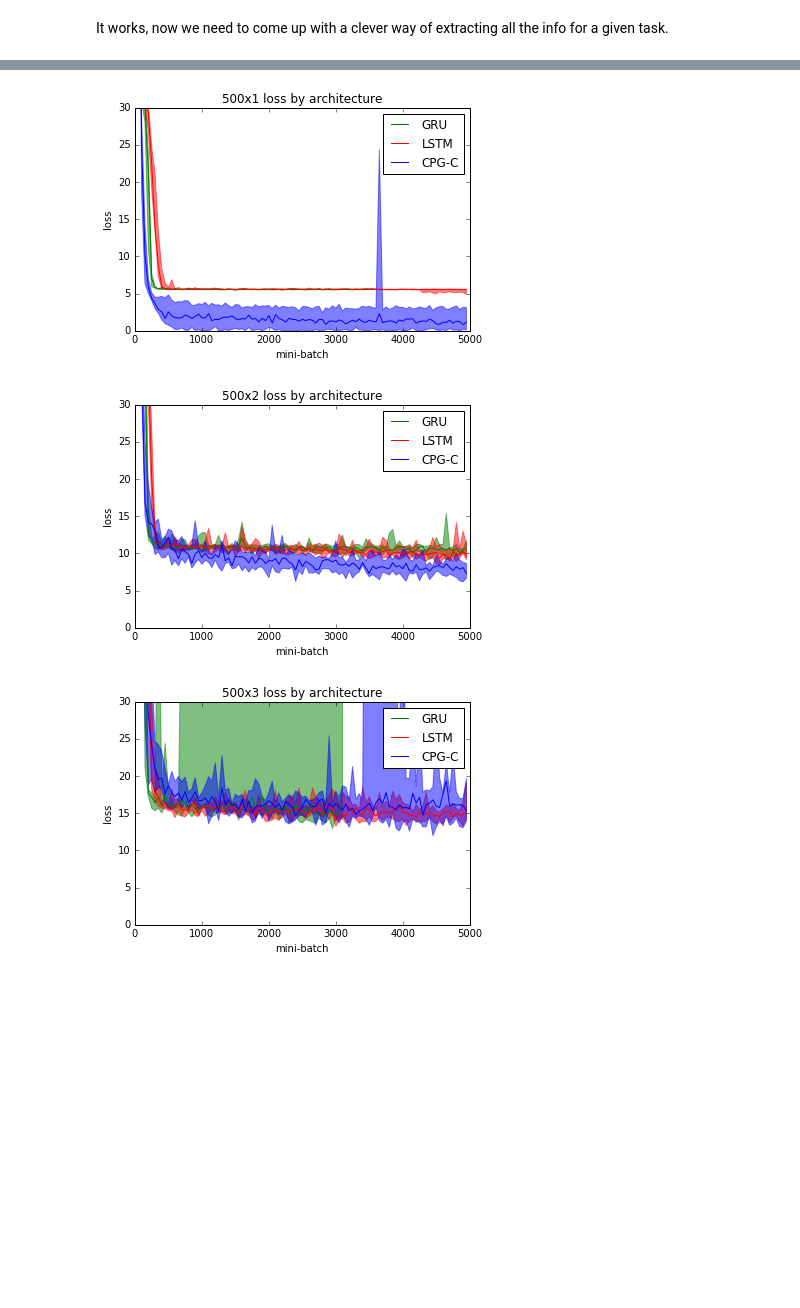
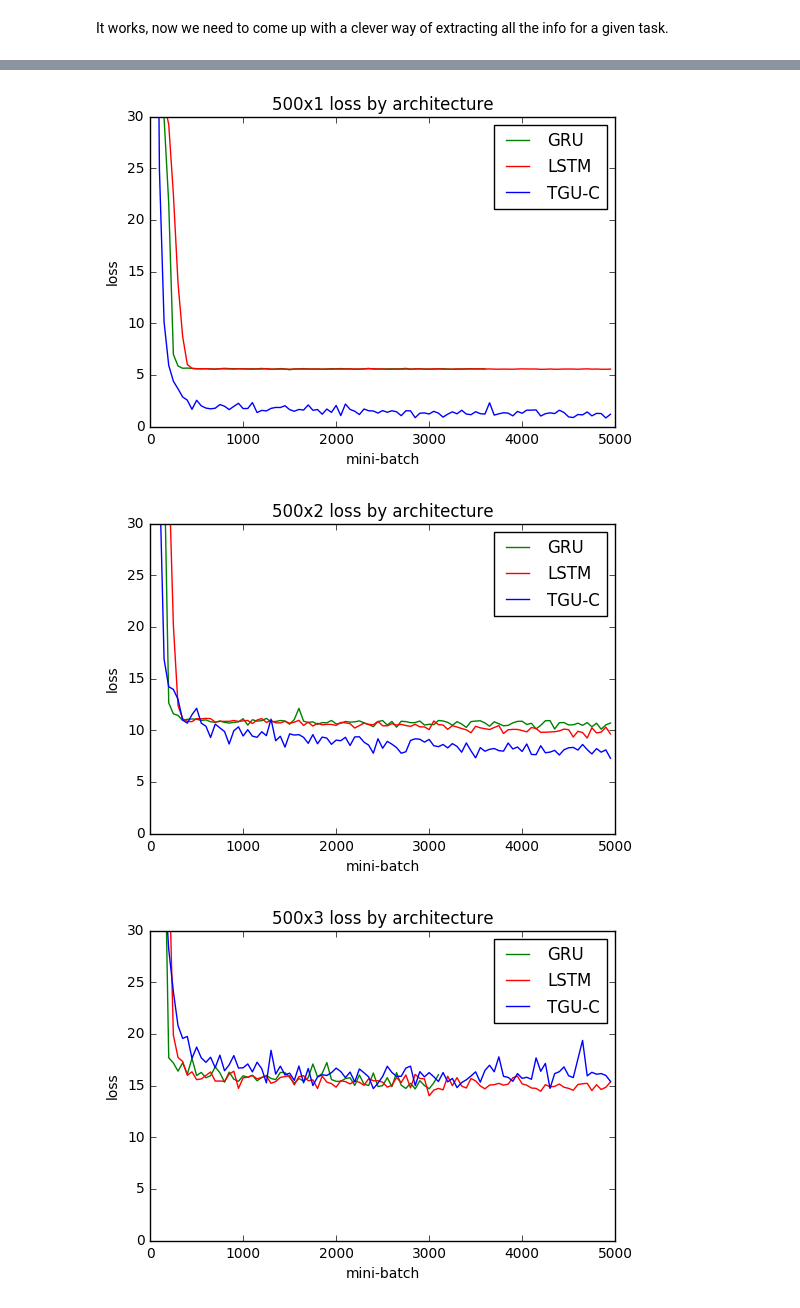
Before and after one commit to PFCM/489-notebooks, a Jupyter notebook: variable_binding.ipynb, the cells around one changed output, grey strips where cells are left out. Saved outputs shown, nothing was run; the diff lists cells and outputs as text; code cells hidden in the pictures; blank space fills up the shorter version.

```diff
--- a/variable_binding.ipynb
+++ b/variable_binding.ipynb
@@ -36,6 +36,8 @@ def get_task(task, root='../sequential_classifiers/cont_grid/'):
     and `b` is the number of items (1, 2 or 3)"""
     task_dir = os.path.join(root, task)
     cells = os.listdir(task_dir)
+    if '100' not in task:
+        cells = [cell for cell in cells if cell != 'irnn']
     all_data = {}
     for cell in cells:
         all_data[cell] = {'losses': [], 'gnorms': []}
@@ -55,8 +57,10 @@ def plot_mean_stdd(data, tag, title, xlabel='mini-batch', ylabel='loss', step=1)
     """Plots all the cells, mean and stddevs of runs"""
     colors = {'cp-gate-combined': 'blue',
               'gru': 'green',
-              'lstm': 'red'}
-    cell_names = {'cp-gate-combined': 'CPG-C',
+              'lstm': 'red',
+              'irnn': 'purple'}
+    cell_names = {'cp-gate-combined': 'TGU-C',
+                  'irnn': 'IRNN',
                   'gru': 'GRU',
                   'lstm': 'LSTM'}
     for cell in data:
@@ -77,8 +81,10 @@ def plot_all_runs(data, tag, title, xlabel='mini-batch', ylabel='loss', step=1,
         cells = [cell for cell in data]
     colors = {'cp-gate-combined': 'blue',
               'gru': 'green',
-              'lstm': 'red'}
-    cell_names = {'cp-gate-combined': 'CPG-C',
+              'lstm': 'red',
+              'irnn': 'purple'}
+    cell_names = {'cp-gate-combined': 'TGU-C',
+                  'irnn': 'IRNN',
                   'gru': 'GRU',
                   'lstm': 'LSTM'}
     for cell in data:
@@ -100,8 +106,10 @@ def plot_median(data, tag, title, xlabel='mini-batch', ylabel='loss', step=1, ce
         cells = [cell for cell in data]
     colors = {'cp-gate-combined': 'blue',
               'gru': 'green',
-              'lstm': 'red'}
-    cell_names = {'cp-gate-combined': 'CPG-C',
+              'lstm': 'red',
+              'irnn': 'purple'}
+    cell_names = {'cp-gate-combined': 'TGU-C',
+                  'irnn': 'IRNN',
                   'gru': 'GRU',
                   'lstm': 'LSTM'}
     for cell in data:
@@ -110,7 +118,7 @@ def plot_median(data, tag, title, xlabel='mini-batch', ylabel='loss', step=1, ce
             plt.plot(xs[::step], np.median(data[cell][tag][:, ::step], axis=0), label=label, color=colors[cell])
             if minmax:
                 plt.fill_between(xs[::step], np.min(data[cell][tag][:, ::step], axis=0),
-                                 np.max(data[cell][tag][:, ::step], axis=0), color=colors[cell], alpha=0.5)
+                                 np.max(data[cell][tag][:, ::step], axis=0), color=colors[cell], alpha=0.3)
 
     plt.ylim((0, 30))
     plt.legend()
@@ -153,5 +161,5 @@ for seq_len, num_items in product(['100', '200', '500'], ['1', '2', '3']):
 for seq_len, num_items in product(['100', '200', '500'], ['1', '2', '3']):
     task = '{}x{}'.format(seq_len, num_items)
     data = get_task(task)
-    plot_median(data, 'losses', '{} loss by architecture'.format(task), step=5, minmax=True)
+    plot_median(data, 'losses', '{} loss by architecture'.format(task), step=5, minmax=False)
 # %% [output]
@@ -164,3 +172,3 @@ for seq_len, num_items in product(['100', '200', '500'], ['1', '2', '3']):
-[figure, old version]
+[figure, new version]
-[figure, old version]
+[figure, new version]
-[figure, old version]
+[figure, new version]
```
Also changed, not shown: parts of 4 cells of this notebook, 2 other files.
